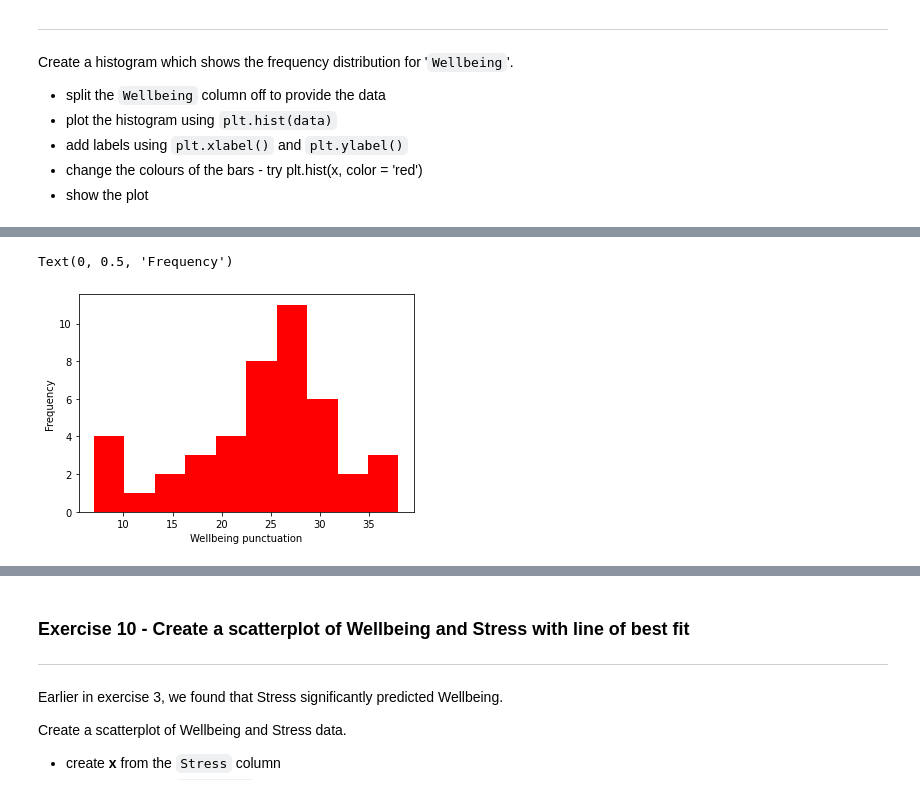
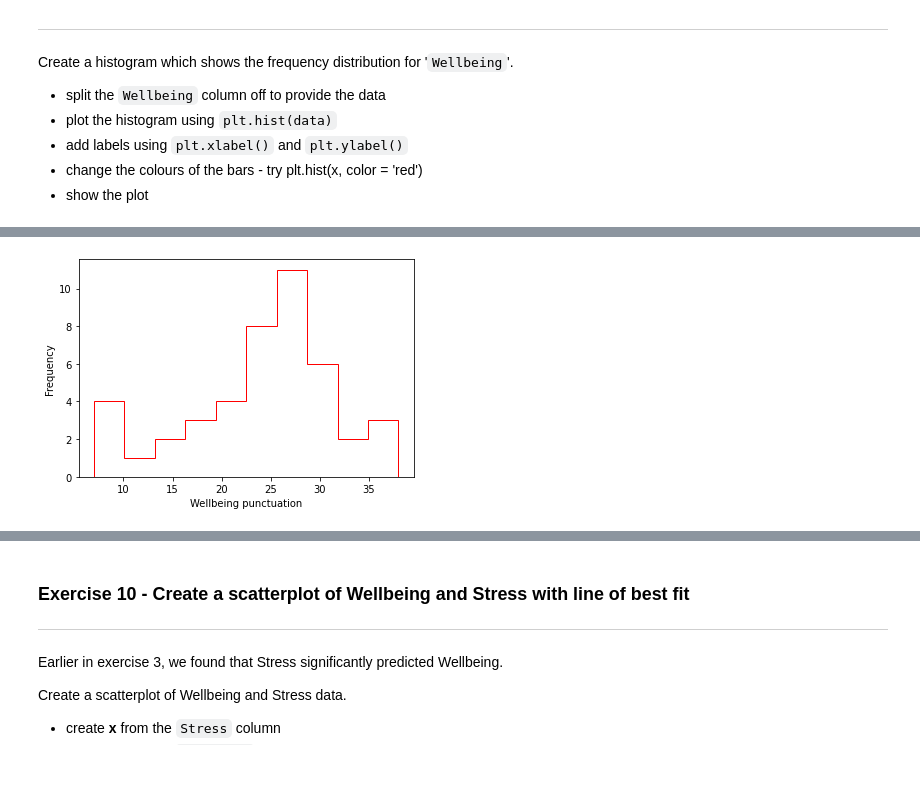
Before and after one commit to blazaropinto/PDA_Data_Analysis_Python, a Jupyter notebook: Correlation_and_visualisation.ipynb, the cells around one changed output, grey strips where cells are left out. Drawn from its saved outputs; the diff is of its cells as text; code cells hidden in the pictures.

```diff
--- a/Correlation_and_visualisation.ipynb
+++ b/Correlation_and_visualisation.ipynb
@@ -432,7 +439,7 @@ Create a histogram which shows the frequency distribution for '`Wellbeing`'.
 # %%
-plt.hist(data_w, color='red')
+plt.hist(data_w, color='red', histtype='step')
 plt.xlabel('Wellbeing punctuation')
 plt.ylabel('Frequency')
+plt.show()
 # %% [output]
-Text(0, 0.5, 'Frequency')
-[figure, old version]
+[figure, new version]
```
Also changed, not shown: parts of 3 cells of this notebook.
